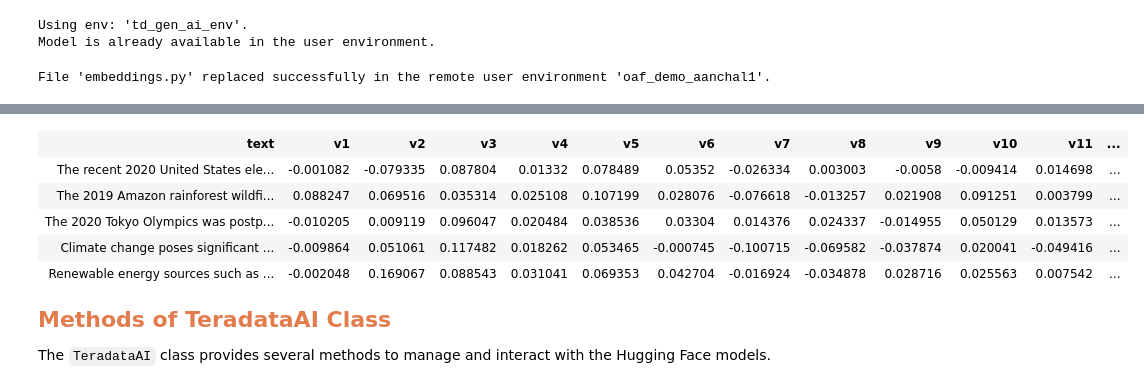
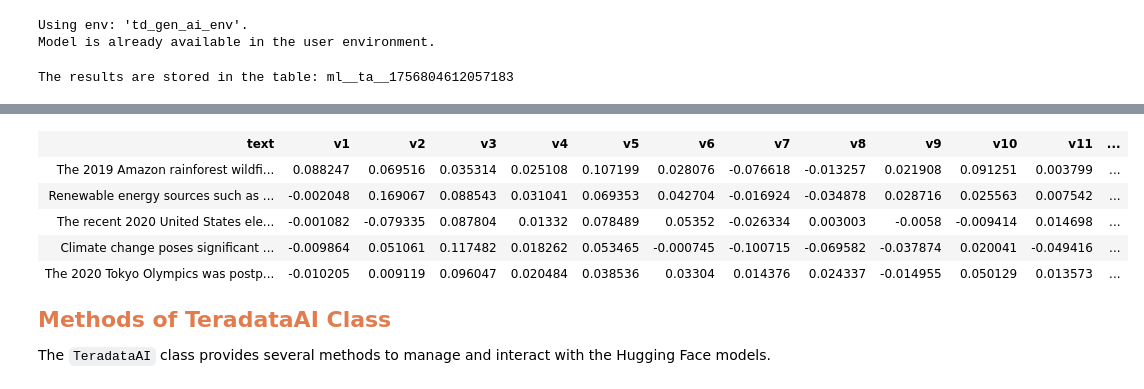
Before and after one commit to Teradata/teradatagenai, a Jupyter notebook: Workflows/TextAnalytics/teradata_text_analytics_with_byollm_huggingface.ipynb, the cells around one changed output, grey strips where cells are left out. Saved outputs shown, nothing was run; the diff lists cells and outputs as text; code cells hidden in the pictures.

```diff
--- a/Workflows/TextAnalytics/teradata_text_analytics_with_byollm_huggingface.ipynb
+++ b/Workflows/TextAnalytics/teradata_text_analytics_with_byollm_huggingface.ipynb
@@ -526,6 +582,6 @@ embeddings_script = os.path.join(base_dir, 'example-data', 'embeddings.py')
 returns_ = OrderedDict([('text', VARCHAR(512))])
 
 _ = [returns_.update({"v{}".format(i+1): VARCHAR(1000)}) for i in range(384)]
-obj.embeddings(column="articles",data=data, script=embeddings_script, returns=returns_, libs='sentence_transformers', delimiter='#', persist=True)
+obj.embeddings(column="articles", data=df, accumulate="articles", script=embeddings_script, returns=returns_, libs='sentence_transformers', delimiter='#', persist=True)
 # %% [output]
-File 'embeddings.py' replaced successfully in the remote user environment 'oaf_demo_aanchal1'.
+The results are stored in the table: ml__ta__1756804612057183
@@ -532,9 +589,9 @@ File 'embeddings.py' replaced successfully in the remote user environment 'oaf_d
 | text | v1 | v2 | v3 | v4 | v5 | v6 | v7 | v8 | v9 | v10 | v11 | ... |
+| The 2019 Amazon rainforest wildfi... | 0.088247 | 0.069516 | 0.035314 | 0.025108 | 0.107199 | 0.028076 | -0.076618 | -0.013257 | 0.021908 | 0.091251 | 0.003799 | ... |
+| Renewable energy sources such as ... | -0.002048 | 0.169067 | 0.088543 | 0.031041 | 0.069353 | 0.042704 | -0.016924 | -0.034878 | 0.028716 | 0.025563 | 0.007542 | ... |
 | The recent 2020 United States ele... | -0.001082 | -0.079335 | 0.087804 | 0.01332 | 0.078489 | 0.05352 | -0.026334 | 0.003003 | -0.0058 | -0.009414 | 0.014698 | ... |
-| The 2019 Amazon rainforest wildfi... | 0.088247 | 0.069516 | 0.035314 | 0.025108 | 0.107199 | 0.028076 | -0.076618 | -0.013257 | 0.021908 | 0.091251 | 0.003799 | ... |
+| Climate change poses significant ... | -0.009864 | 0.051061 | 0.117482 | 0.018262 | 0.053465 | -0.000745 | -0.100715 | -0.069582 | -0.037874 | 0.020041 | -0.049416 | ... |
 | The 2020 Tokyo Olympics was postp... | -0.010205 | 0.009119 | 0.096047 | 0.020484 | 0.038536 | 0.03304 | 0.014376 | 0.024337 | -0.014955 | 0.050129 | 0.013573 | ... |
-| Climate change poses significant ... | -0.009864 | 0.051061 | 0.117482 | 0.018262 | 0.053465 | -0.000745 | -0.100715 | -0.069582 | -0.037874 | 0.020041 | -0.049416 | ... |
-| Renewable energy sources such as ... | -0.002048 | 0.169067 | 0.088543 | 0.031041 | 0.069353 | 0.042704 | -0.016924 | -0.034878 | 0.028716 | 0.025563 | 0.007542 | ... |
 # %% [markdown]
 <b style='font-size:22px;font-family:Arial;color:#E37C4D'>Methods of TeradataAI Class</b>
 
```
Also changed, not shown: parts of 36 cells of this notebook, 11 other files.
